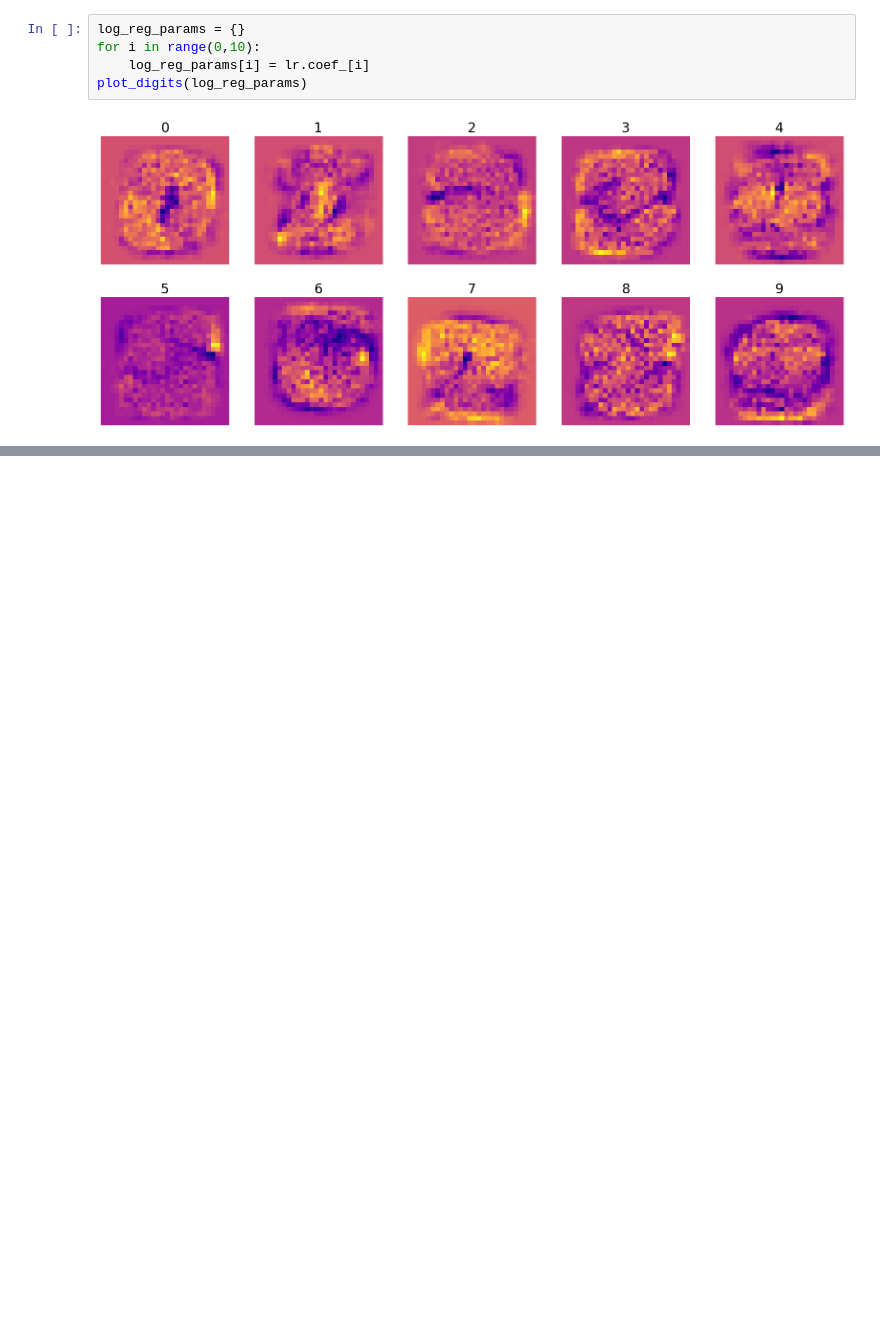
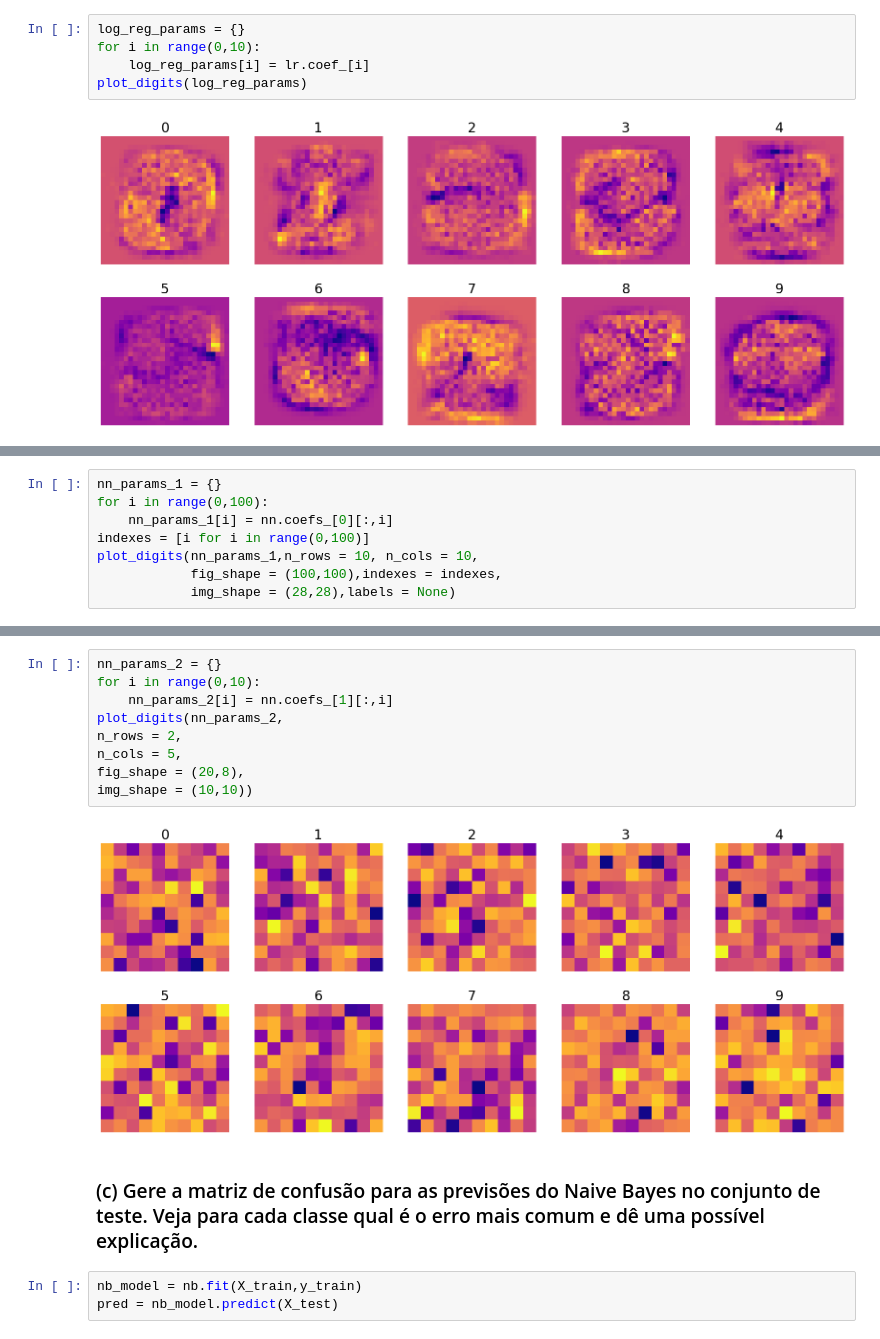
Before and after one commit to gvcf20/MachineLearning2026, a Jupyter notebook: Listas/Lista2/q3.ipynb, the cells around one changed output, grey strips where cells are left out. Saved outputs shown, nothing was run; the diff lists cells and outputs as text; blank space fills up the shorter version.

```diff
--- a/Listas/Lista2/q3.ipynb
+++ b/Listas/Lista2/q3.ipynb
@@ -212,0 +241,8 @@ plot_digits(log_reg_params)
+# %%
+nn_params_1 = {}
+for i in range(0,100):
+    nn_params_1[i] = nn.coefs_[0][:,i]
+indexes = [i for i in range(0,100)]
+plot_digits(nn_params_1,n_rows = 10, n_cols = 10,
+            fig_shape = (100,100),indexes = indexes,
+            img_shape = (28,28),labels = None)
@@ -212,0 +251,16 @@ plot_digits(log_reg_params)
+# %%
+nn_params_2 = {}
+for i in range(0,10):
+    nn_params_2[i] = nn.coefs_[1][:,i]
+plot_digits(nn_params_2,
+n_rows = 2,
+n_cols = 5,
+fig_shape = (20,8),
+img_shape = (10,10))
+# %% [output]
+[figure, added]
+# %% [markdown]
+### (c) Gere a matriz de confusão para as previsões do Naive Bayes no conjunto de teste. Veja para cada classe qual é o erro mais comum e dê uma possível explicação.
+# %%
+nb_model = nb.fit(X_train,y_train)
+pred = nb_model.predict(X_test)
```
Also changed, not shown: parts of 9 cells of this notebook.
